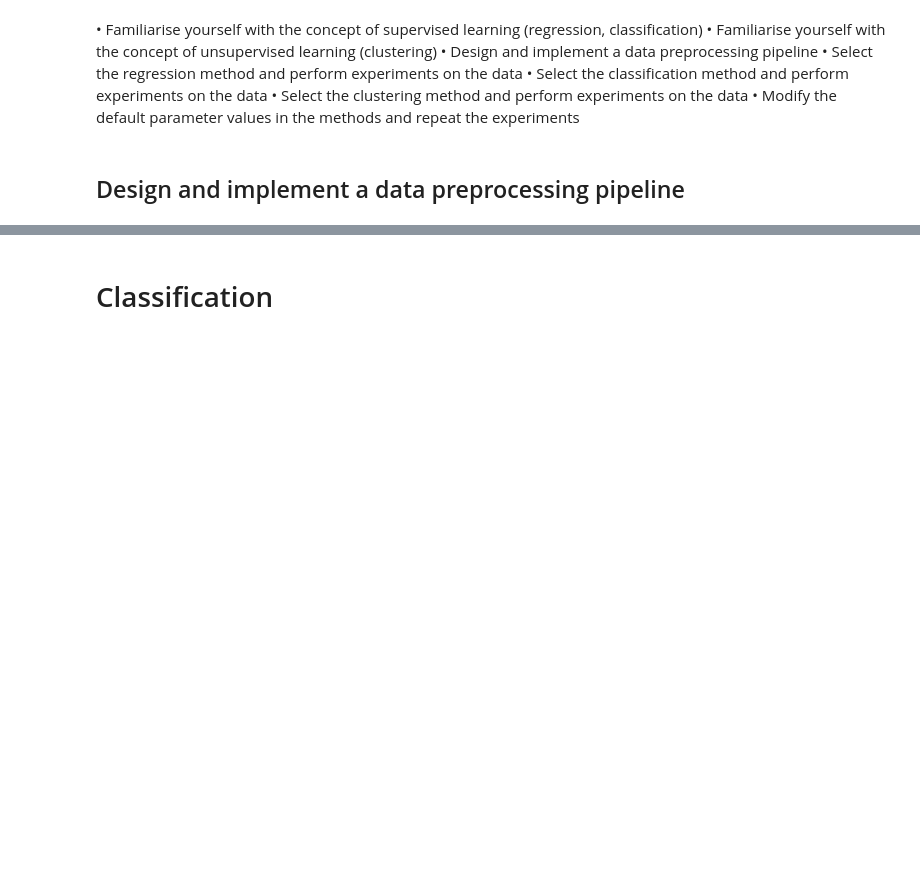
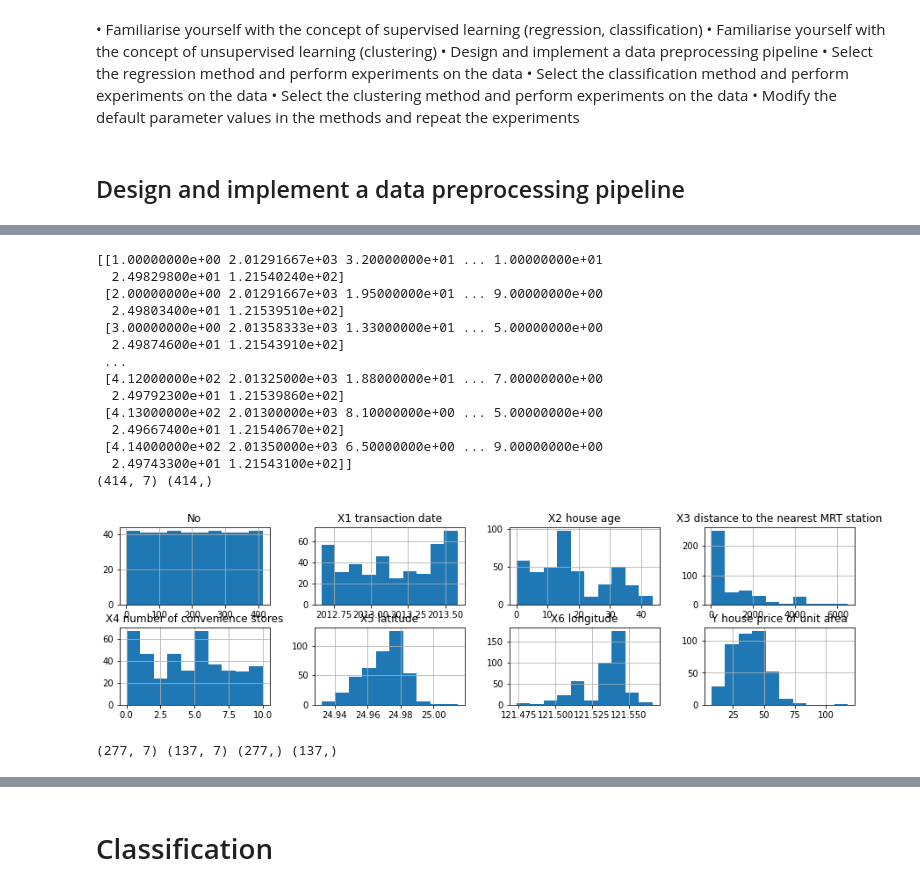
Before and after one commit to Kartm/university-ai-labs-statistical-ml, a Jupyter notebook: Solution.ipynb, the cells around one changed output, grey strips where cells are left out. Saved outputs shown, nothing was run; the diff lists cells and outputs as text; code cells hidden in the pictures; blank space fills up the shorter version.

Commit message:
Some graph has been added

```diff
--- a/Solution.ipynb
+++ b/Solution.ipynb
@@ -89,0 +52,34 @@ MAE: 6.177
+# %%
+notebook_path = os.path.abspath("Solution.ipynb")
+source_path = os.path.join(os.path.dirname(notebook_path), "datasets/regression/Real estate valuation data set.xlsx")
+df = pd.read_excel(source_path,engine='openpyxl')
+
+df.hist(layout=(5,4), figsize=(15,10))
+
+data = df.values
+
+X, y = data[:, :-1], data[:, -1]
+# print(X)
+print(X.shape, y.shape)
+# %% [output]
+[[1.00000000e+00 2.01291667e+03 3.20000000e+01 ... 1.00000000e+01
+  2.49829800e+01 1.21540240e+02]
+ [2.00000000e+00 2.01291667e+03 1.95000000e+01 ... 9.00000000e+00
+  2.49803400e+01 1.21539510e+02]
+ [3.00000000e+00 2.01358333e+03 1.33000000e+01 ... 5.00000000e+00
+  2.49874600e+01 1.21543910e+02]
+ ...
+ [4.12000000e+02 2.01325000e+03 1.88000000e+01 ... 7.00000000e+00
+  2.49792300e+01 1.21539860e+02]
+ [4.13000000e+02 2.01300000e+03 8.10000000e+00 ... 5.00000000e+00
+  2.49667400e+01 1.21540670e+02]
+ [4.14000000e+02 2.01350000e+03 6.50000000e+00 ... 9.00000000e+00
+  2.49743300e+01 1.21543100e+02]]
+(414, 7) (414,)
+[figure, added]
+# %%
+# split into test and train sets
+X_train, X_test, y_train, y_test = train_test_split(X, y, test_size=0.33, random_state=1)
+print(X_train.shape, X_test.shape, y_train.shape, y_test.shape)
+# %% [output]
+(277, 7) (137, 7) (277,) (137,)
```
Also changed, not shown: parts of 23 cells of this notebook, 1 other file.
